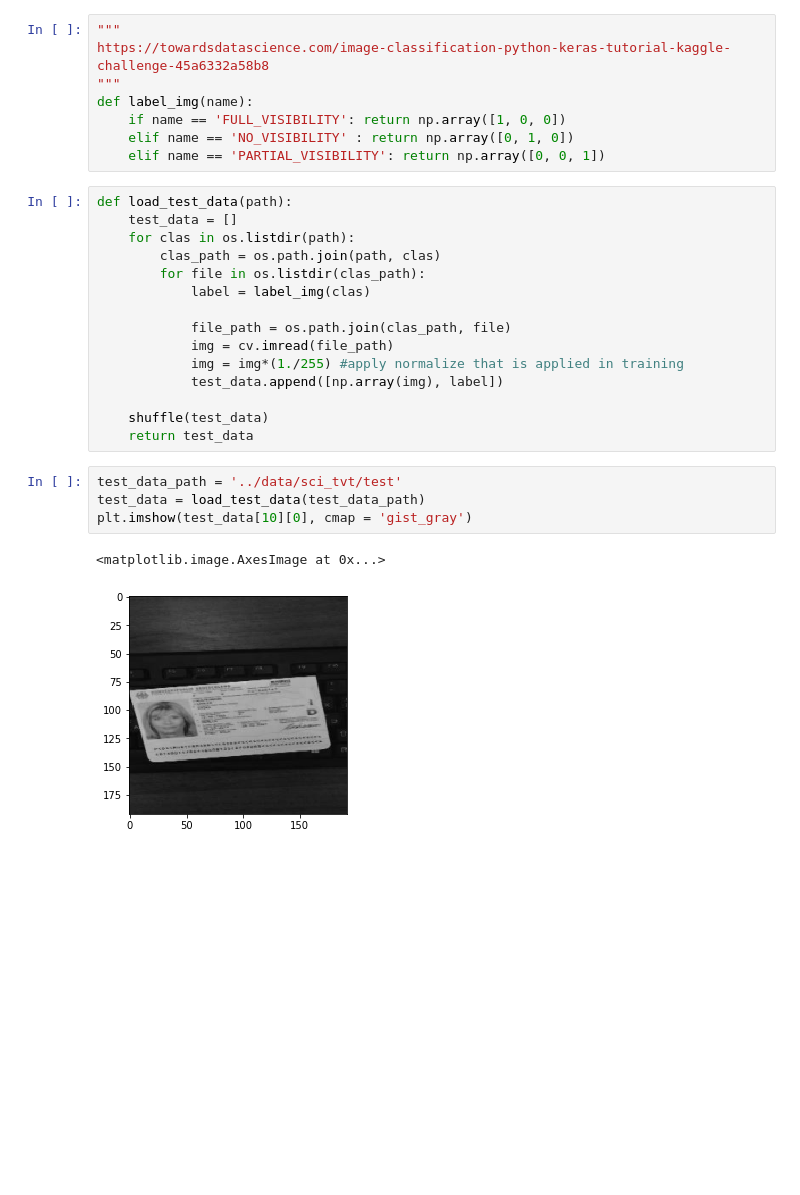
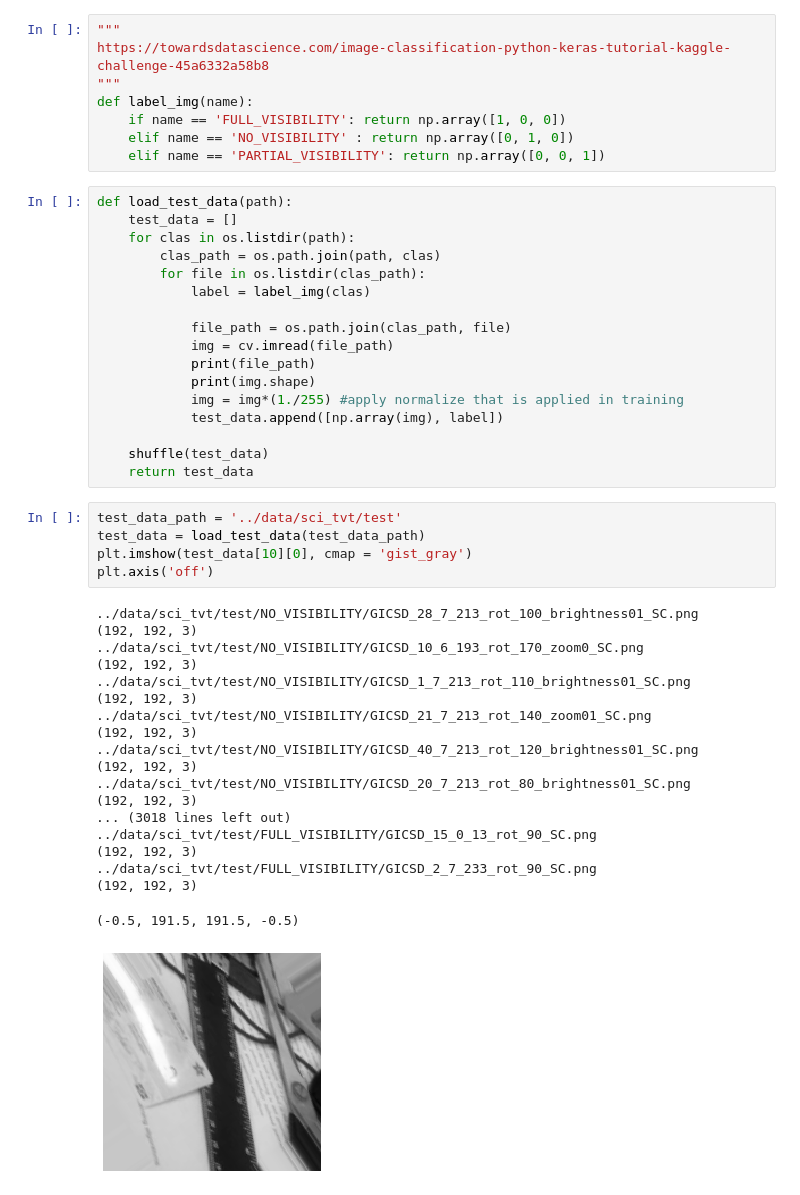
Before and after one commit to VeeranjaneyuluToka/tensorflow, a Jupyter notebook: assignments/160420/src/training.ipynb, the cells around one changed output. Cells and saved outputs as stored; diff of their text form; blank space fills up the shorter version.

```diff
--- a/assignments/160420/src/training.ipynb
+++ b/assignments/160420/src/training.ipynb
@@ -120,6 +133,8 @@ def load_test_data(path):
 
             file_path = os.path.join(clas_path, file)
             img = cv.imread(file_path)
+            print(file_path)
+            print(img.shape)
             img = img*(1./255) #apply normalize that is applied in training
             test_data.append([np.array(img), label])
 
@@ -128,10 +143,28 @@ def load_test_data(path):
 # %%
 test_data_path = '../data/sci_tvt/test'
 test_data = load_test_data(test_data_path)
 plt.imshow(test_data[10][0], cmap = 'gist_gray')
+plt.axis('off')
 # %% [output]
-<matplotlib.image.AxesImage at 0x...>
+../data/sci_tvt/test/NO_VISIBILITY/GICSD_28_7_213_rot_100_brightness01_SC.png
+(192, 192, 3)
+../data/sci_tvt/test/NO_VISIBILITY/GICSD_10_6_193_rot_170_zoom0_SC.png
+(192, 192, 3)
+../data/sci_tvt/test/NO_VISIBILITY/GICSD_1_7_213_rot_110_brightness01_SC.png
+(192, 192, 3)
+../data/sci_tvt/test/NO_VISIBILITY/GICSD_21_7_213_rot_140_zoom01_SC.png
+(192, 192, 3)
+../data/sci_tvt/test/NO_VISIBILITY/GICSD_40_7_213_rot_120_brightness01_SC.png
+(192, 192, 3)
+../data/sci_tvt/test/NO_VISIBILITY/GICSD_20_7_213_rot_80_brightness01_SC.png
+(192, 192, 3)
+... (3018 lines left out)
+../data/sci_tvt/test/FULL_VISIBILITY/GICSD_15_0_13_rot_90_SC.png
+(192, 192, 3)
+../data/sci_tvt/test/FULL_VISIBILITY/GICSD_2_7_233_rot_90_SC.png
+(192, 192, 3)
+(-0.5, 191.5, 191.5, -0.5)
-[figure, old version]
+[figure, new version]
 # %%
 testImages = np.array([i[0] for i in test_data])
 testLabels = np.array([i[1] for i in test_data])
```
Also changed, not shown: parts of 5 cells of this notebook, 2 other files.
